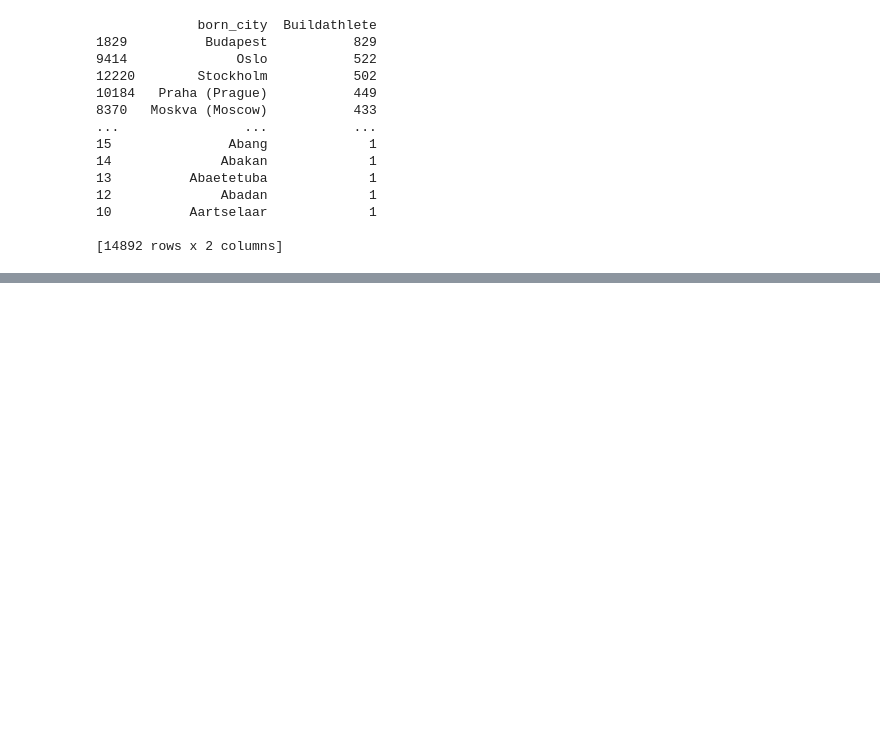
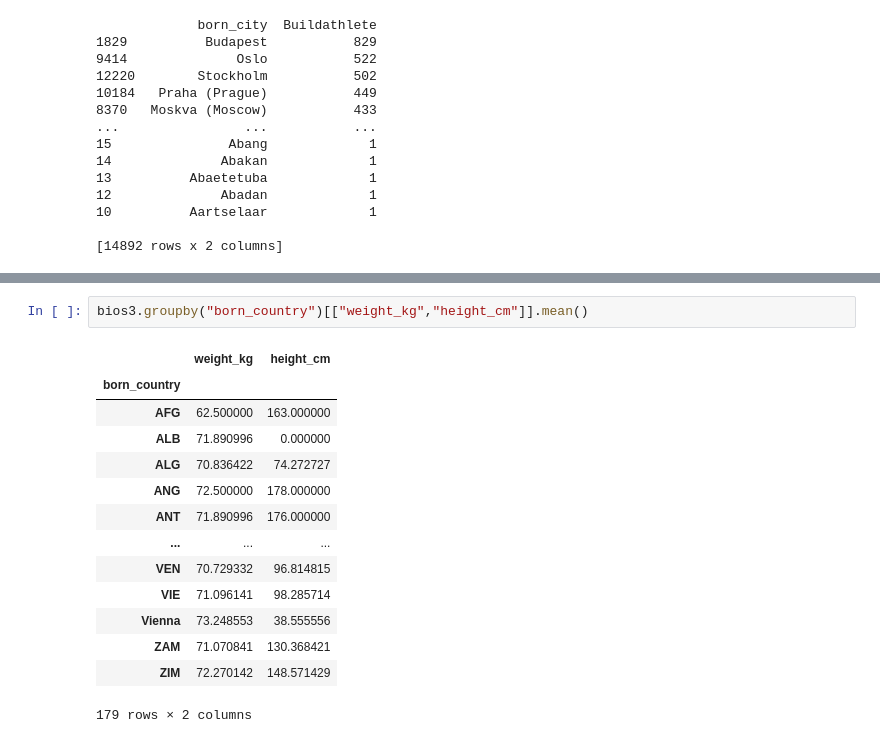
Before and after one commit to Marinoja/Projects-Alberto, a Jupyter notebook: PANDAS DOCUMENT.ipynb, the cells around one changed output, grey strips where cells are left out. Drawn from its saved outputs; the diff is of its cells as text; blank space fills up the shorter version.

```diff
--- a/PANDAS DOCUMENT.ipynb
+++ b/PANDAS DOCUMENT.ipynb
@@ -987,0 +1060,17 @@ print(result)
+# %%
+bios3.groupby("born_country")[["weight_kg","height_cm"]].mean()
+# %% [output]
+|  | weight_kg | height_cm |
+| born_country |  |  |
+| AFG | 62.500000 | 163.000000 |
+| ALB | 71.890996 | 0.000000 |
+| ALG | 70.836422 | 74.272727 |
+| ANG | 72.500000 | 178.000000 |
+| ANT | 71.890996 | 176.000000 |
+| ... | ... | ... |
+| VEN | 70.729332 | 96.814815 |
+| VIE | 71.096141 | 98.285714 |
+| Vienna | 73.248553 | 38.555556 |
+| ZAM | 71.070841 | 130.368421 |
+| ZIM | 72.270142 | 148.571429 |
+179 rows × 2 columns
```
Also changed, not shown: parts of 6 cells of this notebook.
